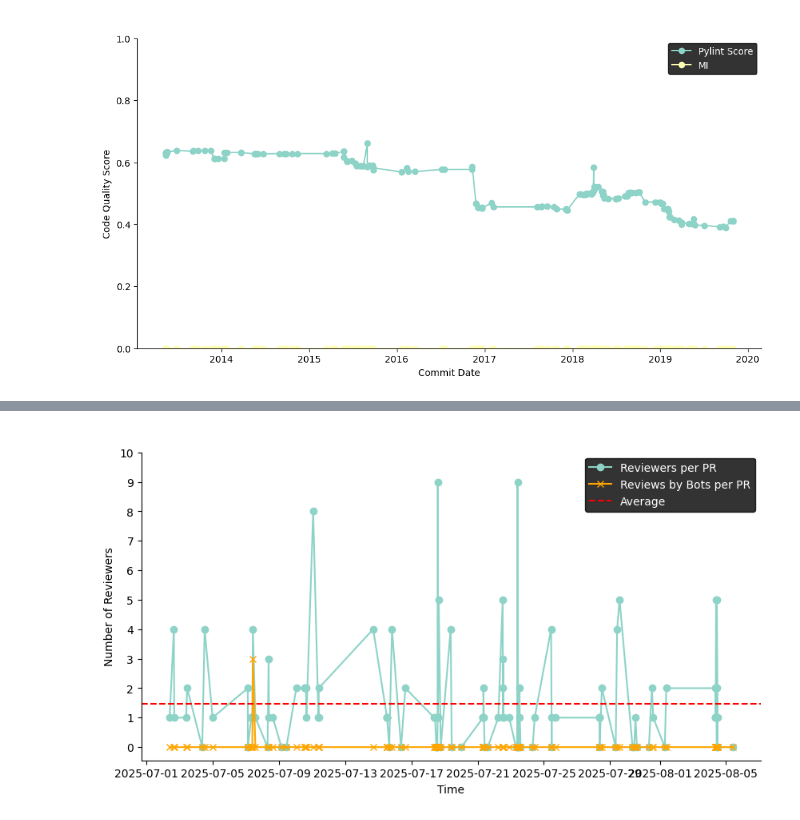
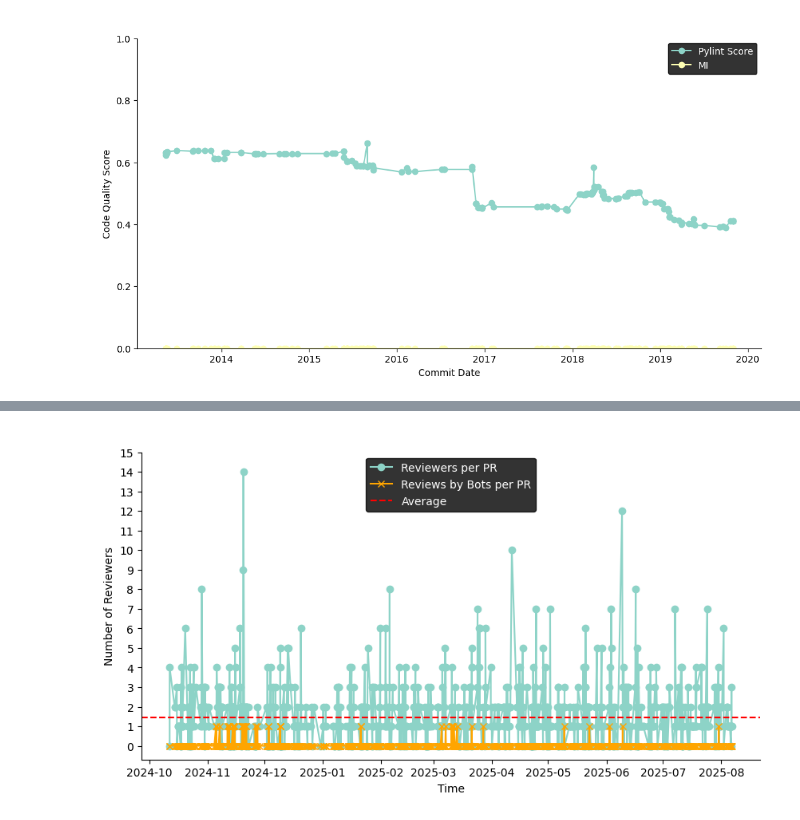
Before and after one commit to AlexS-1/Bachelor-Code, a Jupyter notebook: test.ipynb, the cells around one changed output, grey strips where cells are left out. Drawn from its saved outputs; the diff is of its cells as text; code cells hidden in the pictures.

```diff
--- a/test.ipynb
+++ b/test.ipynb
@@ -197,12 +197,14 @@ split_code_quality_per_guideline_change("matplotlib", 1000)
 # %%
 from build.contribution_process_analyzer import pull_request_reviewer_analysis
 from build.database_handler import get_pull_requests
 
-pull_requests = get_pull_requests("scikit-learn")
+collection = "edx-platform"
+
+pull_requests = get_pull_requests(collection)
 ids = [pull_request["_id"] for pull_request in pull_requests]
-pull_request_reviewer_analysis(ids, "scikit-learn", True)
+pull_request_reviewer_analysis(ids, collection, True)
 # %% [output]
-[figure, old version]
+[figure, new version]
 # %%
 from build.contribution_process_analyzer import pull_request_open_time_analysis
 
```
Also changed, not shown: parts of 6 cells of this notebook, 6 other files.
